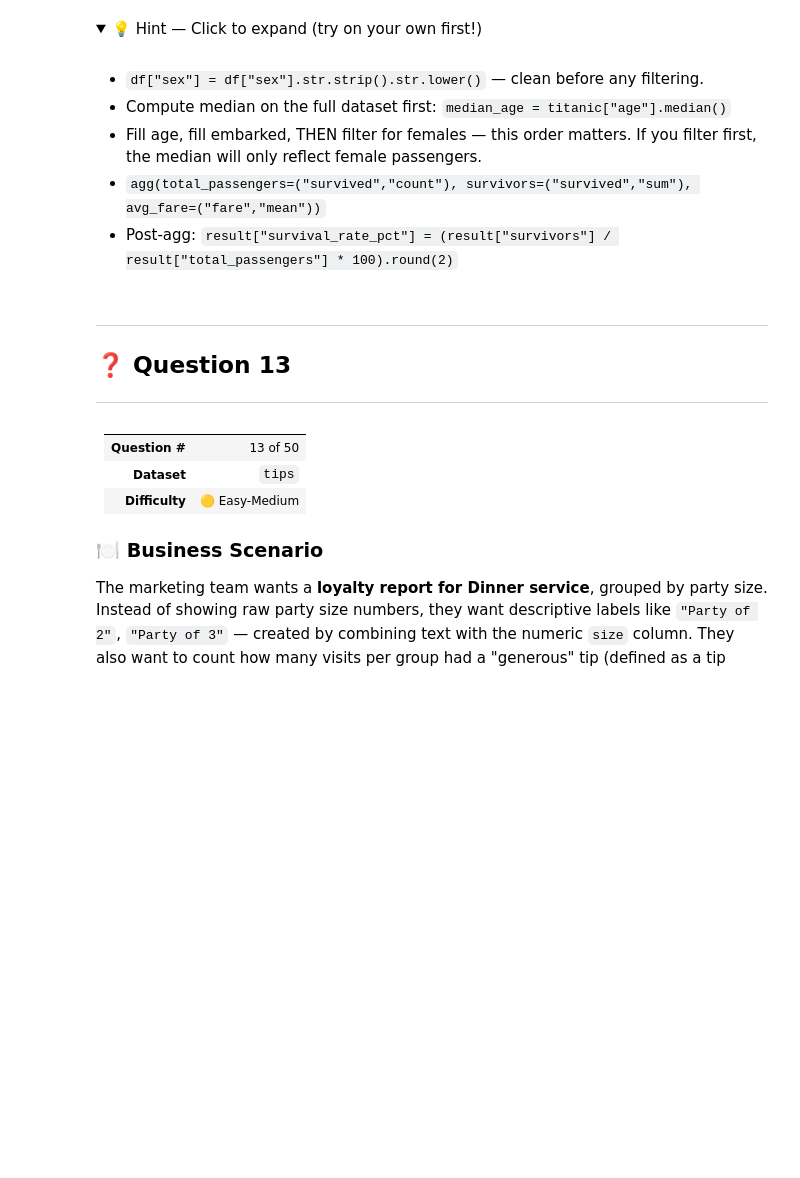
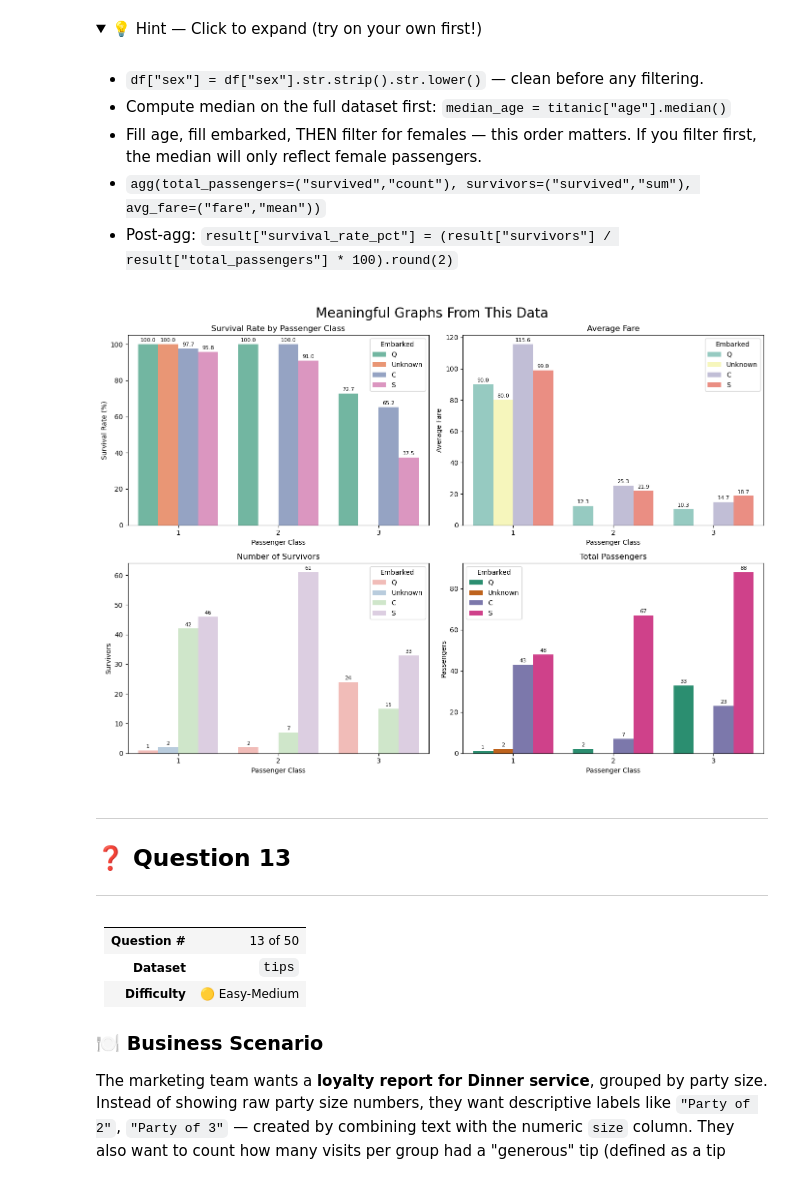
Before and after one commit to abhishekkatewaofficial-lab/Machine-Learning, a Jupyter notebook: Notes/Pandas/4. Practice/Pandas_Practice_Series_Notebook_02.ipynb, the cells around one changed output. Drawn from its saved outputs; the diff is of its cells as text; code cells hidden in the pictures; folded sections open; blank space fills up the shorter version.

```diff
--- a/Notes/Pandas/4. Practice/Pandas_Practice_Series_Notebook_02.ipynb
+++ b/Notes/Pandas/4. Practice/Pandas_Practice_Series_Notebook_02.ipynb
@@ -1650,6 +1833,106 @@ str.strip + str.lower  +  fillna (median scalar)  +  fillna (string)  +  Boolean
 - Post-agg: `result["survival_rate_pct"] = (result["survivors"] / result["total_passengers"] * 100).round(2)`
 
 </details>
+# %%
+plt.figure(figsize=(14,10))
+
+
+# ==================================
+# Plot 1 : Survival Rate
+# ==================================
+
+plt.subplot(2,2,1)
+
+ax = sns.barplot(
+    data=titan,
+    x='pclass',
+    y='survival_rate_pct',
+    hue='embarked',
+    palette='Set2'
+)
+
+for container in ax.containers:
+    ax.bar_label(container, fmt='%.1f', fontsize=8, padding=2)
+
+plt.title('Survival Rate by Passenger Class')
+plt.xlabel('Passenger Class')
+plt.ylabel('Survival Rate (%)')
+plt.legend(title='Embarked')
+
+
+# ==================================
+# Plot 2 : Average Fare
+# ==================================
+
+plt.subplot(2,2,2)
+
+ax = sns.barplot(
+    data=titan,
+    x='pclass',
+    y='avg_fare',
+    hue='embarked',
+    palette='Set3'
+)
+
+for container in ax.containers:
+    ax.bar_label(container, fmt='%.1f', fontsize=8, padding=2)
+
+plt.title('Average Fare')
+plt.xlabel('Passenger Class')
+plt.ylabel('Average Fare')
+plt.legend(title='Embarked')
+
+
+# ==================================
+# Plot 3 : Survivors
+# ==================================
+
+plt.subplot(2,2,3)
+
+ax = sns.barplot(
+    data=titan,
+    x='pclass',
+    y='survivors',
+    hue='embarked',
+    palette='Pastel1'
+)
+
+for container in ax.containers:
+    ax.bar_label(container, fmt='%.0f', fontsize=8, padding=2)
+
+plt.title('Number of Survivors')
+plt.xlabel('Passenger Class')
+plt.ylabel('Survivors')
+plt.legend(title='Embarked')
+
+
+# ==================================
+# Plot 4 : Total Passengers
+# ==================================
+
+plt.subplot(2,2,4)
+
+ax = sns.barplot(
+    data=titan,
+    x='pclass',
+    y='total_passengers',
+    hue='embarked',
+    palette='Dark2'
+)
+
+for container in ax.containers:
+    ax.bar_label(container, fmt='%.0f', fontsize=8, padding=2)
+
+plt.title('Total Passengers')
+plt.xlabel('Passenger Class')
+plt.ylabel('Passengers')
+plt.legend(title='Embarked')
+
+plt.suptitle('Meaningful Graphs From This Data',fontsize= 20)
+plt.tight_layout()
+plt.show()
+# %% [output]
+[figure, added]
 # %% [markdown]
 ---
 
```
Also changed, not shown: parts of 7 cells of this notebook, 2 other files.
